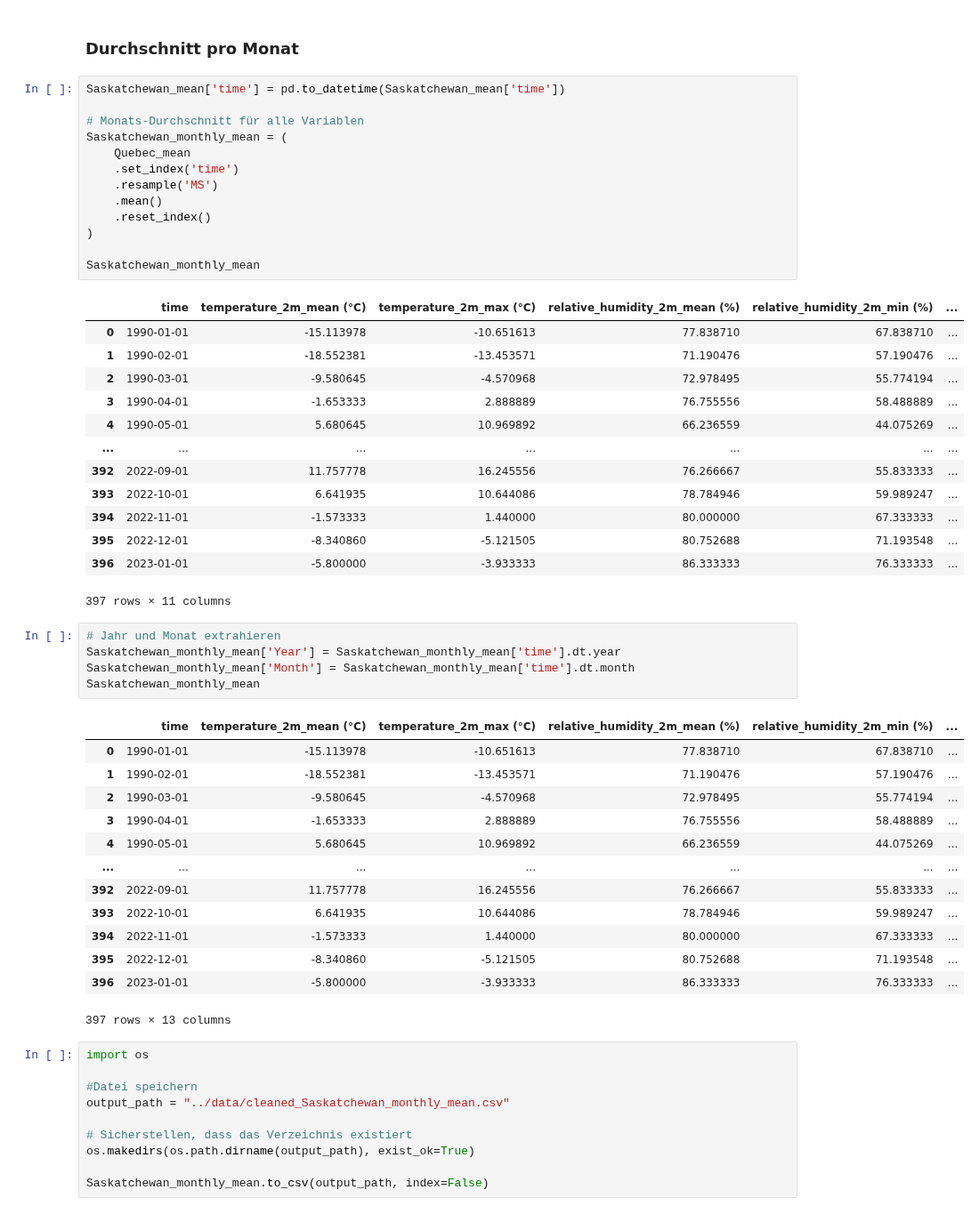
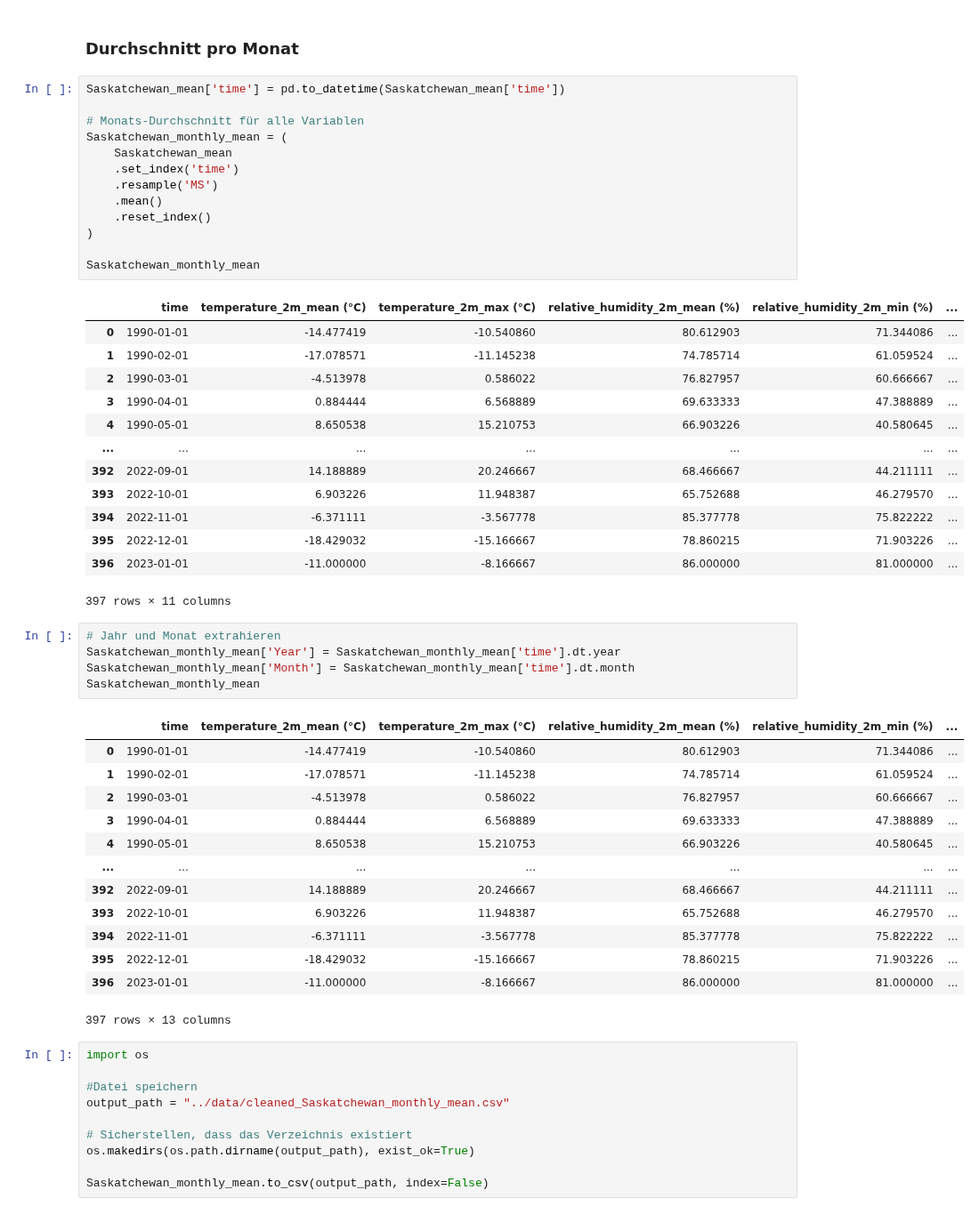
Before and after one commit to yajoka/firewatch, a Jupyter notebook: notebook/import_30_years_weather_data.ipynb, the cells around one changed output. Shown at 89% size. Cells and saved outputs as stored; diff of their text form.

```diff
--- a/notebook/import_30_years_weather_data.ipynb
+++ b/notebook/import_30_years_weather_data.ipynb
@@ -1091,29 +1091,29 @@ Saskatchewan_mean
 # %%
 Saskatchewan_mean['time'] = pd.to_datetime(Saskatchewan_mean['time'])
 
 # Monats-Durchschnitt für alle Variablen
 Saskatchewan_monthly_mean = (
-    Quebec_mean
+    Saskatchewan_mean
     .set_index('time')
     .resample('MS')
     .mean()
     .reset_index()
 )
 
 Saskatchewan_monthly_mean
 # %% [output]
 |  | time | temperature_2m_mean (°C) | temperature_2m_max (°C) | relative_humidity_2m_mean (%) | relative_humidity_2m_min (%) | ... |
-| 0 | 1990-01-01 | -15.113978 | -10.651613 | 77.838710 | 67.838710 | ... |
-| 1 | 1990-02-01 | -18.552381 | -13.453571 | 71.190476 | 57.190476 | ... |
-| 2 | 1990-03-01 | -9.580645 | -4.570968 | 72.978495 | 55.774194 | ... |
-| 3 | 1990-04-01 | -1.653333 | 2.888889 | 76.755556 | 58.488889 | ... |
-| 4 | 1990-05-01 | 5.680645 | 10.969892 | 66.236559 | 44.075269 | ... |
+| 0 | 1990-01-01 | -14.477419 | -10.540860 | 80.612903 | 71.344086 | ... |
+| 1 | 1990-02-01 | -17.078571 | -11.145238 | 74.785714 | 61.059524 | ... |
+| 2 | 1990-03-01 | -4.513978 | 0.586022 | 76.827957 | 60.666667 | ... |
+| 3 | 1990-04-01 | 0.884444 | 6.568889 | 69.633333 | 47.388889 | ... |
+| 4 | 1990-05-01 | 8.650538 | 15.210753 | 66.903226 | 40.580645 | ... |
 | ... | ... | ... | ... | ... | ... | ... |
-| 392 | 2022-09-01 | 11.757778 | 16.245556 | 76.266667 | 55.833333 | ... |
-| 393 | 2022-10-01 | 6.641935 | 10.644086 | 78.784946 | 59.989247 | ... |
-| 394 | 2022-11-01 | -1.573333 | 1.440000 | 80.000000 | 67.333333 | ... |
-| 395 | 2022-12-01 | -8.340860 | -5.121505 | 80.752688 | 71.193548 | ... |
-| 396 | 2023-01-01 | -5.800000 | -3.933333 | 86.333333 | 76.333333 | ... |
+| 392 | 2022-09-01 | 14.188889 | 20.246667 | 68.466667 | 44.211111 | ... |
+| 393 | 2022-10-01 | 6.903226 | 11.948387 | 65.752688 | 46.279570 | ... |
+| 394 | 2022-11-01 | -6.371111 | -3.567778 | 85.377778 | 75.822222 | ... |
+| 395 | 2022-12-01 | -18.429032 | -15.166667 | 78.860215 | 71.903226 | ... |
+| 396 | 2023-01-01 | -11.000000 | -8.166667 | 86.000000 | 81.000000 | ... |
 397 rows × 11 columns
 # %%
 # Jahr und Monat extrahieren
@@ -1122,17 +1122,17 @@ Saskatchewan_monthly_mean['Month'] = Saskatchewan_monthly_mean['time'].dt.month
 Saskatchewan_monthly_mean
 # %% [output]
 |  | time | temperature_2m_mean (°C) | temperature_2m_max (°C) | relative_humidity_2m_mean (%) | relative_humidity_2m_min (%) | ... |
-| 0 | 1990-01-01 | -15.113978 | -10.651613 | 77.838710 | 67.838710 | ... |
-| 1 | 1990-02-01 | -18.552381 | -13.453571 | 71.190476 | 57.190476 | ... |
-| 2 | 1990-03-01 | -9.580645 | -4.570968 | 72.978495 | 55.774194 | ... |
-| 3 | 1990-04-01 | -1.653333 | 2.888889 | 76.755556 | 58.488889 | ... |
-| 4 | 1990-05-01 | 5.680645 | 10.969892 | 66.236559 | 44.075269 | ... |
+| 0 | 1990-01-01 | -14.477419 | -10.540860 | 80.612903 | 71.344086 | ... |
+| 1 | 1990-02-01 | -17.078571 | -11.145238 | 74.785714 | 61.059524 | ... |
+| 2 | 1990-03-01 | -4.513978 | 0.586022 | 76.827957 | 60.666667 | ... |
+| 3 | 1990-04-01 | 0.884444 | 6.568889 | 69.633333 | 47.388889 | ... |
+| 4 | 1990-05-01 | 8.650538 | 15.210753 | 66.903226 | 40.580645 | ... |
 | ... | ... | ... | ... | ... | ... | ... |
-| 392 | 2022-09-01 | 11.757778 | 16.245556 | 76.266667 | 55.833333 | ... |
-| 393 | 2022-10-01 | 6.641935 | 10.644086 | 78.784946 | 59.989247 | ... |
-| 394 | 2022-11-01 | -1.573333 | 1.440000 | 80.000000 | 67.333333 | ... |
-| 395 | 2022-12-01 | -8.340860 | -5.121505 | 80.752688 | 71.193548 | ... |
-| 396 | 2023-01-01 | -5.800000 | -3.933333 | 86.333333 | 76.333333 | ... |
+| 392 | 2022-09-01 | 14.188889 | 20.246667 | 68.466667 | 44.211111 | ... |
+| 393 | 2022-10-01 | 6.903226 | 11.948387 | 65.752688 | 46.279570 | ... |
+| 394 | 2022-11-01 | -6.371111 | -3.567778 | 85.377778 | 75.822222 | ... |
+| 395 | 2022-12-01 | -18.429032 | -15.166667 | 78.860215 | 71.903226 | ... |
+| 396 | 2023-01-01 | -11.000000 | -8.166667 | 86.000000 | 81.000000 | ... |
 397 rows × 13 columns
 # %%
 import os
```
Also changed, not shown: parts of 29 cells of this notebook, 9 other files.
